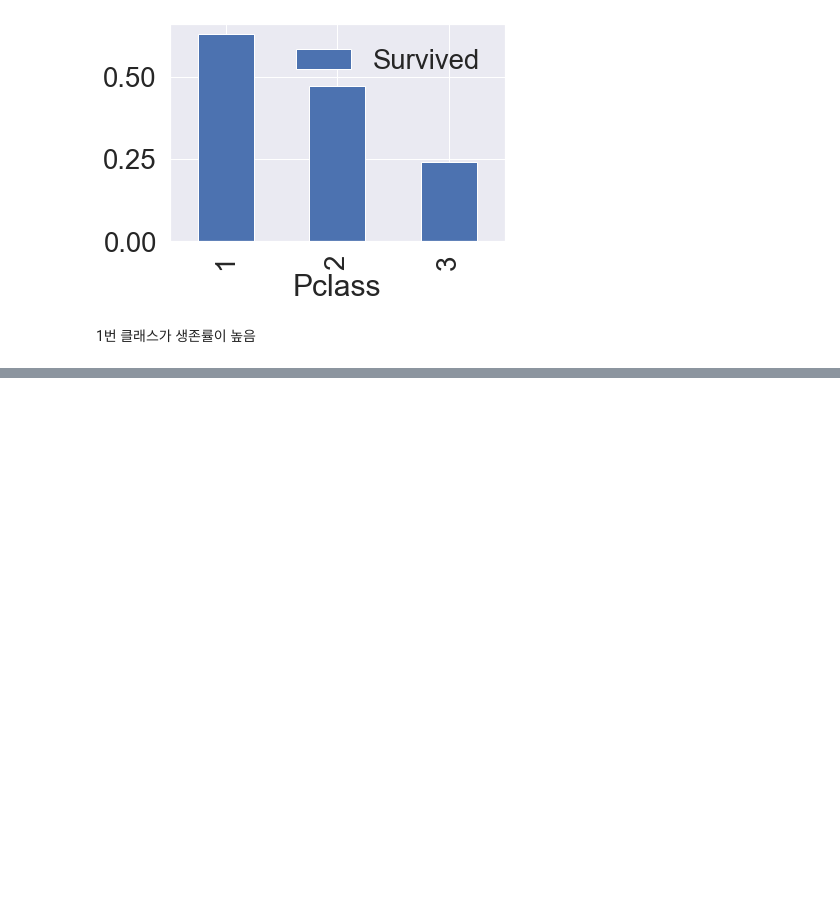
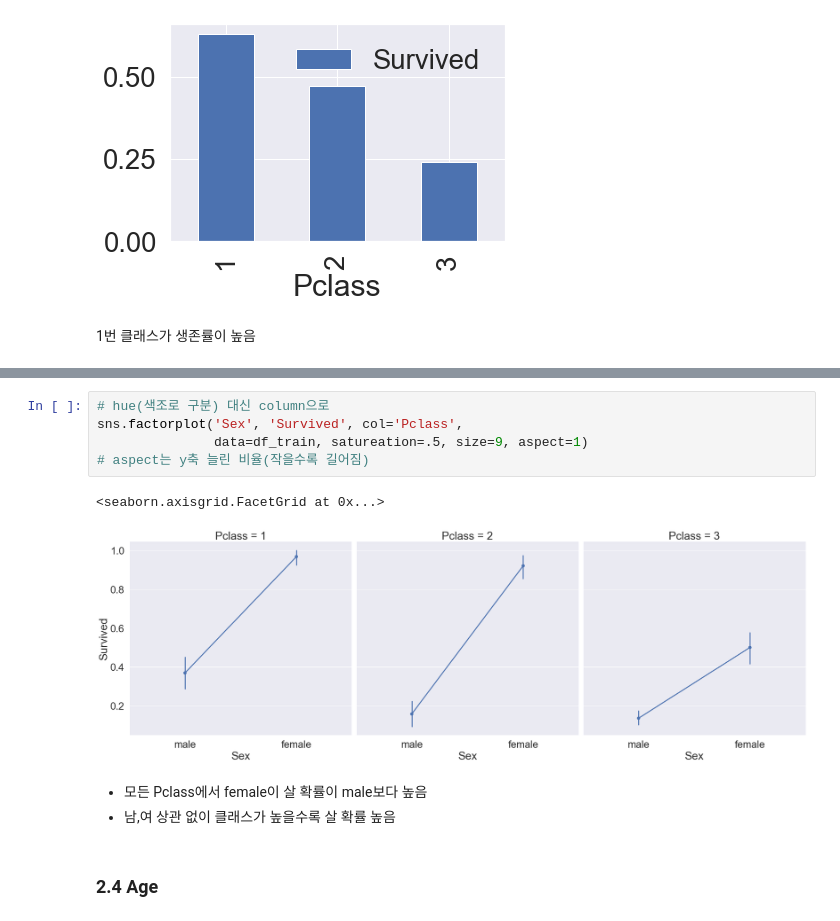
Before and after one commit to MattLee27/ML-DL-study, a Jupyter notebook: titanic.ipynb, the cells around one changed output, grey strips where cells are left out. Cells and saved outputs as stored; diff of their text form; blank space fills up the shorter version.

```diff
--- a/titanic.ipynb
+++ b/titanic.ipynb
@@ -198,0 +280,13 @@ as_index=True).mean().sort_values(by='Survived', ascending=False).plot.bar()
+# %%
+# hue(색조로 구분) 대신 column으로
+sns.factorplot('Sex', 'Survived', col='Pclass',
+               data=df_train, satureation=.5, size=9, aspect=1)
+# aspect는 y축 늘린 비율(작을수록 길어짐)
+# %% [output]
+<seaborn.axisgrid.FacetGrid at 0x...>
+[figure, added]
+# %% [markdown]
+- 모든 Pclass에서 female이 살 확률이 male보다 높음
+- 남,여 상관 없이 클래스가 높을수록 살 확률 높음
+# %% [markdown]
+### 2.4 Age
```
Also changed, not shown: parts of 19 cells of this notebook.
